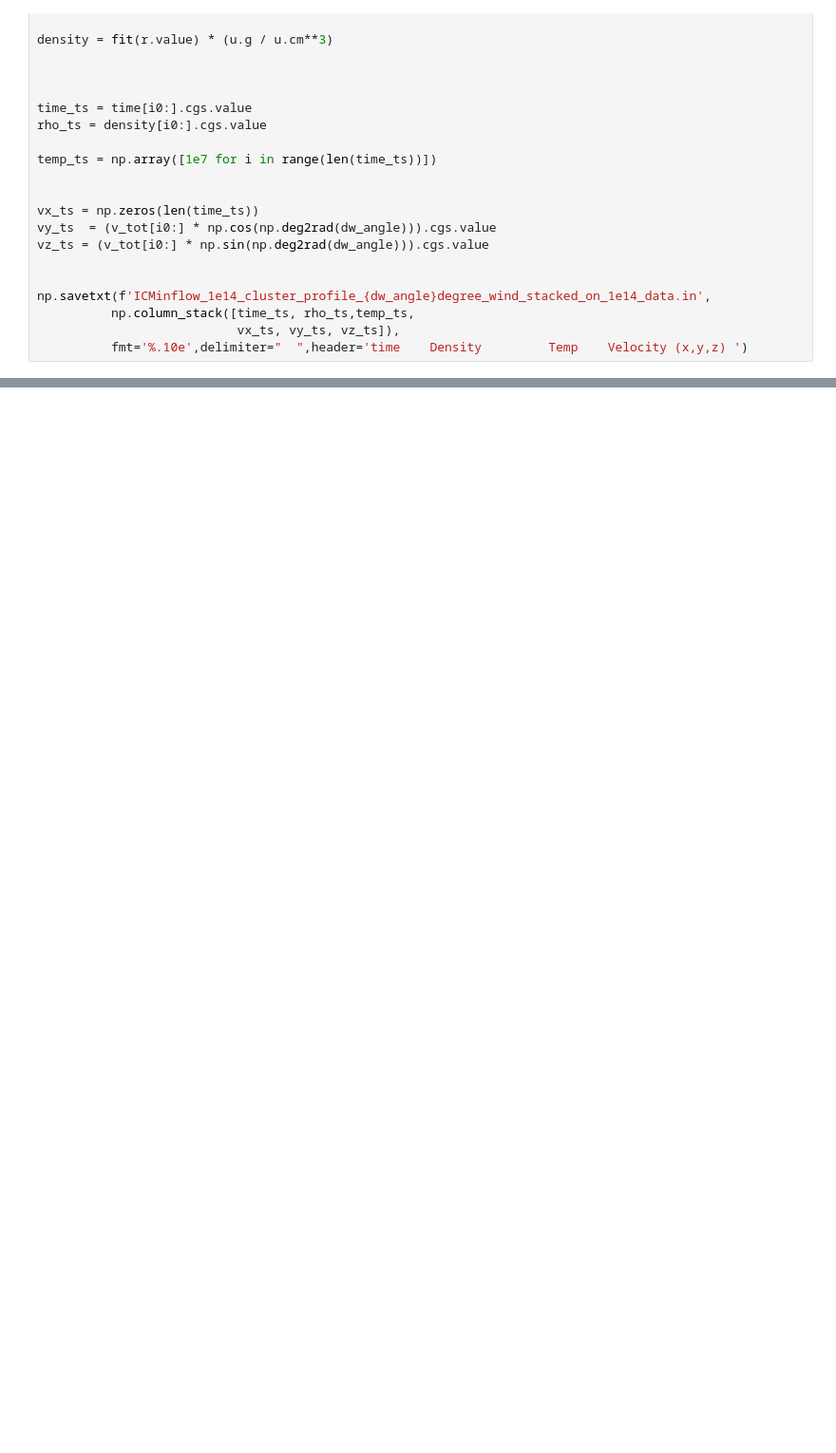
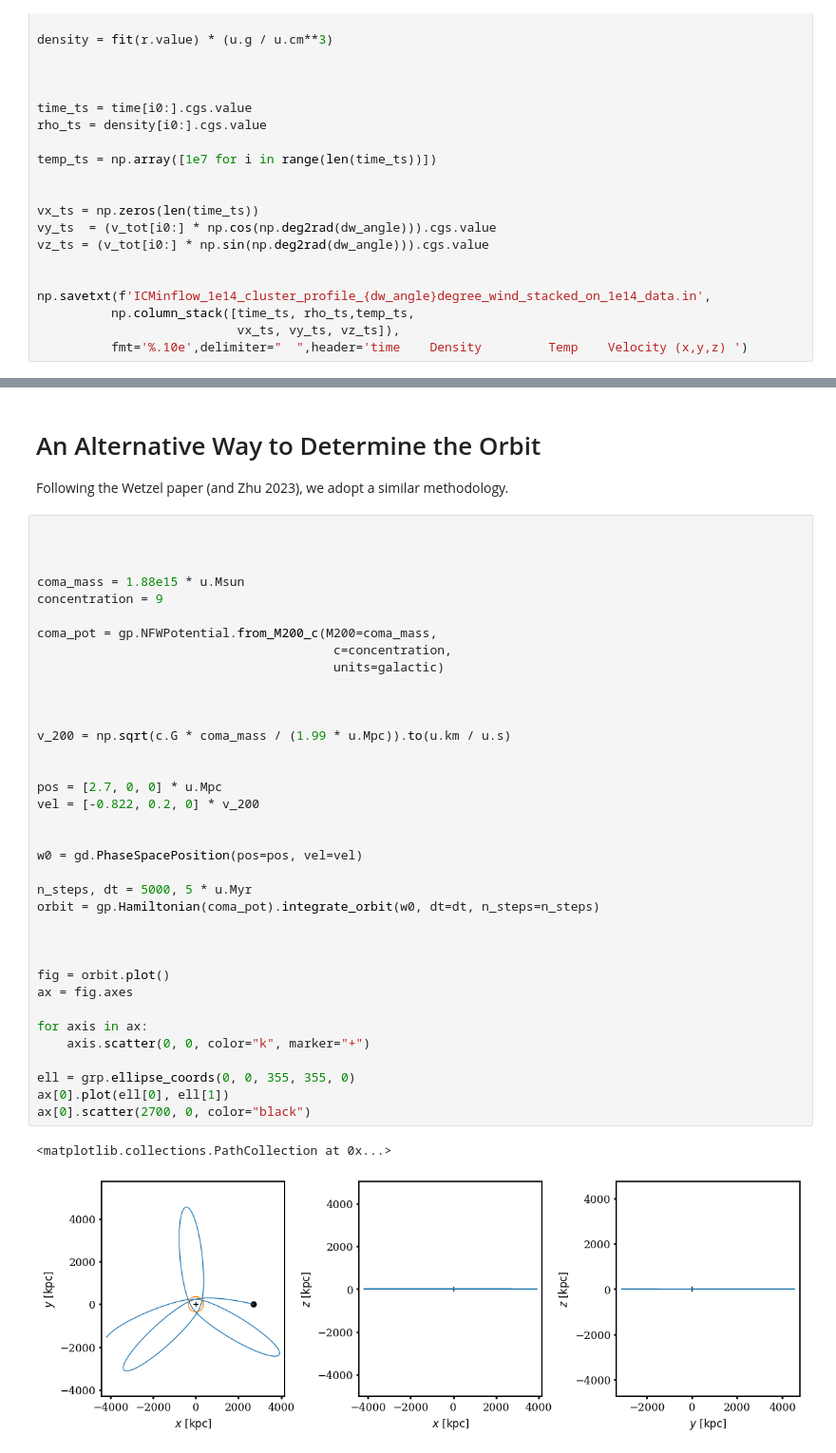
Before and after one commit to HSouch/galarp, a Jupyter notebook: paper/create_icminflow.ipynb, the cells around one changed output, grey strips where cells are left out. Shown at 95% size. Saved outputs shown, nothing was run; the diff lists cells and outputs as text; blank space fills up the shorter version.

```diff
--- a/paper/create_icminflow.ipynb
+++ b/paper/create_icminflow.ipynb
@@ -326,0 +322,43 @@ plt.xlim(0, 2500)
+# %% [markdown]
+# An Alternative Way to Determine the Orbit
+
+Following the Wetzel paper (and Zhu 2023), we adopt a similar methodology.
+# %%
+
+
+
+coma_mass = 1.88e15 * u.Msun
+concentration = 9
+
+coma_pot = gp.NFWPotential.from_M200_c(M200=coma_mass,
+                                        c=concentration,
+                                        units=galactic)
+
+
+
+v_200 = np.sqrt(c.G * coma_mass / (1.99 * u.Mpc)).to(u.km / u.s)
+
+
+pos = [2.7, 0, 0] * u.Mpc
+vel = [-0.822, 0.2, 0] * v_200
+
+
+w0 = gd.PhaseSpacePosition(pos=pos, vel=vel)
+
+n_steps, dt = 5000, 5 * u.Myr
+orbit = gp.Hamiltonian(coma_pot).integrate_orbit(w0, dt=dt, n_steps=n_steps)
+
+
+
+fig = orbit.plot()
+ax = fig.axes
+
+for axis in ax:
+    axis.scatter(0, 0, color="k", marker="+")
+
+ell = grp.ellipse_coords(0, 0, 355, 355, 0)
+ax[0].plot(ell[0], ell[1])
+ax[0].scatter(2700, 0, color="black")
+# %% [output]
+<matplotlib.collections.PathCollection at 0x...>
+[figure, added]
```
Also changed, not shown: parts of 6 cells of this notebook.
